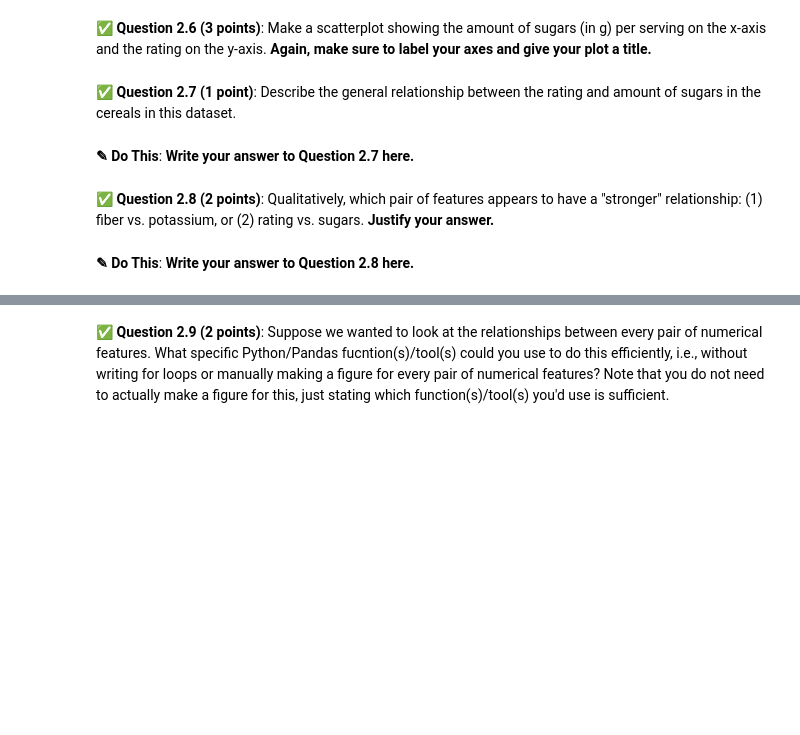
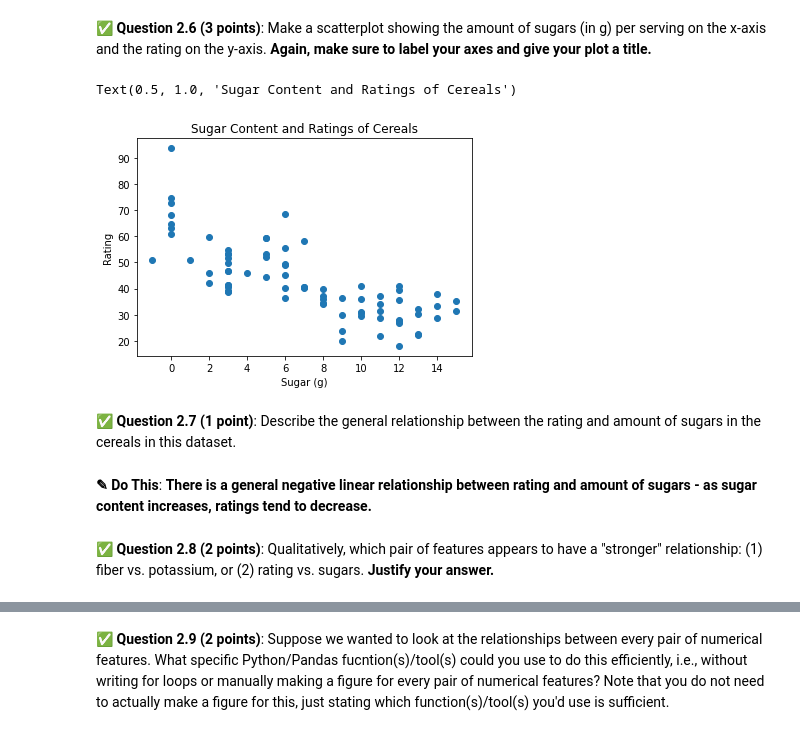
Before and after one commit to sarahhoogstraten/CMSE202-f23-turnin, a Jupyter notebook: midterm/CMSE202-Midterm-MakeUp-v1-SarahHoogstraten.ipynb, the cells around one changed output, grey strips where cells are left out. Cells and saved outputs as stored; diff of their text form; code cells hidden in the pictures; blank space fills up the shorter version.

```diff
--- a/midterm/CMSE202-Midterm-MakeUp-v1-SarahHoogstraten.ipynb
+++ b/midterm/CMSE202-Midterm-MakeUp-v1-SarahHoogstraten.ipynb
@@ -109,8 +169,21 @@ Now that you are more acquainted with the cereal data in your `DataFrame`, let's
+# %%
+# Put your code for Question 2.6 here
+sugar = cereal['sugars']
+rating = cereal['rating']
+
+#make plot
+plt.scatter(sugar, rating)
+#label axes
+plt.xlabel('Sugar (g)')
+plt.ylabel('Rating')
+#title
+plt.title('Sugar Content and Ratings of Cereals')
+# %% [output]
+Text(0.5, 1.0, 'Sugar Content and Ratings of Cereals')
+[figure, added]
 # %% [markdown]
 &#9989; **Question 2.7 (1 point)**: Describe the general relationship between the rating and amount of sugars in the cereals in this dataset.
-# %% [markdown]
-**<font size=+3>&#9998;</font> Do This**: **Write your answer to Question 2.7 here.**
+# %% [markdown]
+**<font size=+3>&#9998;</font> Do This**: **There is a general negative linear relationship between rating and amount of sugars - as sugar content increases, ratings tend to decrease.**
 # %% [markdown]
 &#9989; **Question 2.8 (2 points)**: Qualitatively, which pair of features appears to have a "stronger" relationship: (1) fiber vs. potassium, or (2) rating vs. sugars. **Justify your answer.**
-# %% [markdown]
-**<font size=+3>&#9998;</font> Do This**: **Write your answer to Question 2.8 here.**
```
Also changed, not shown: parts of 19 cells of this notebook.
